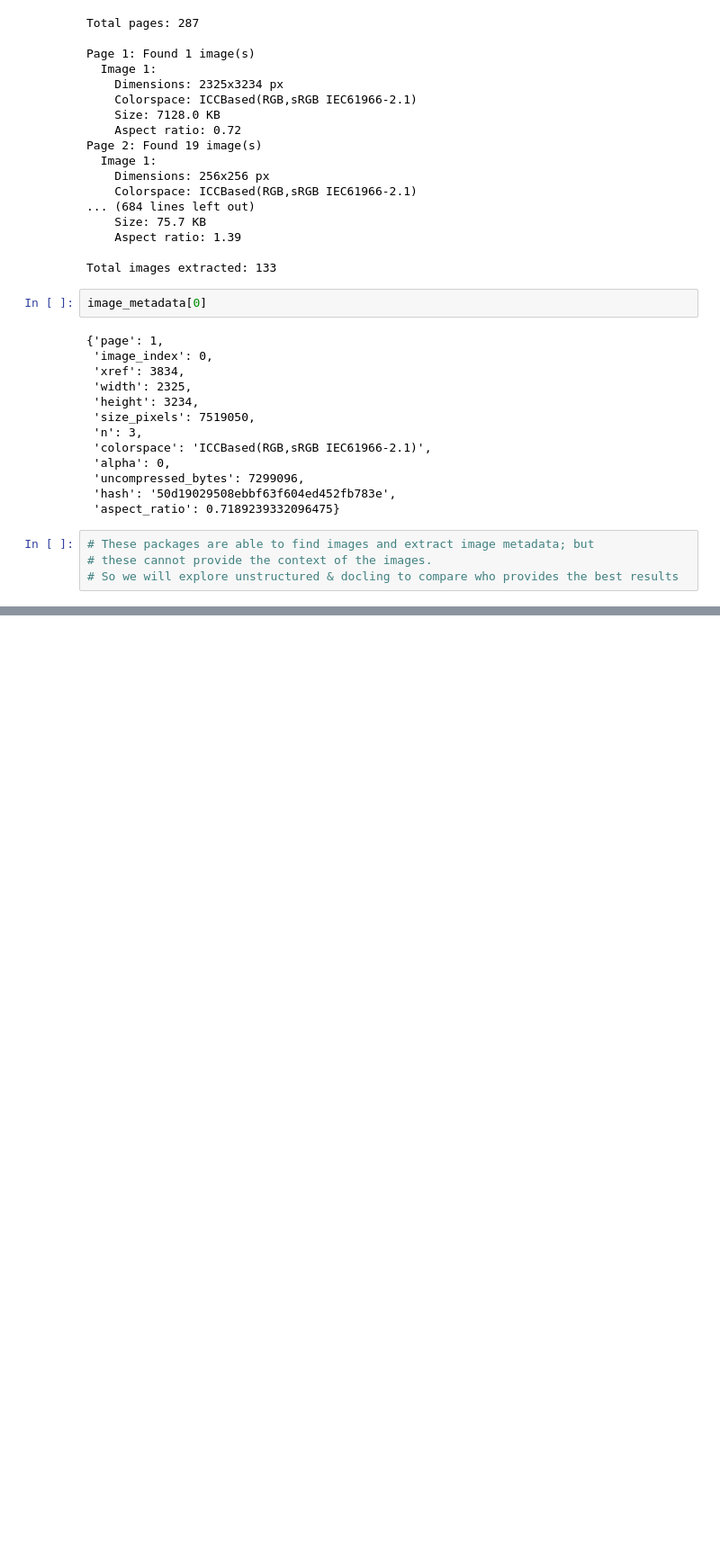
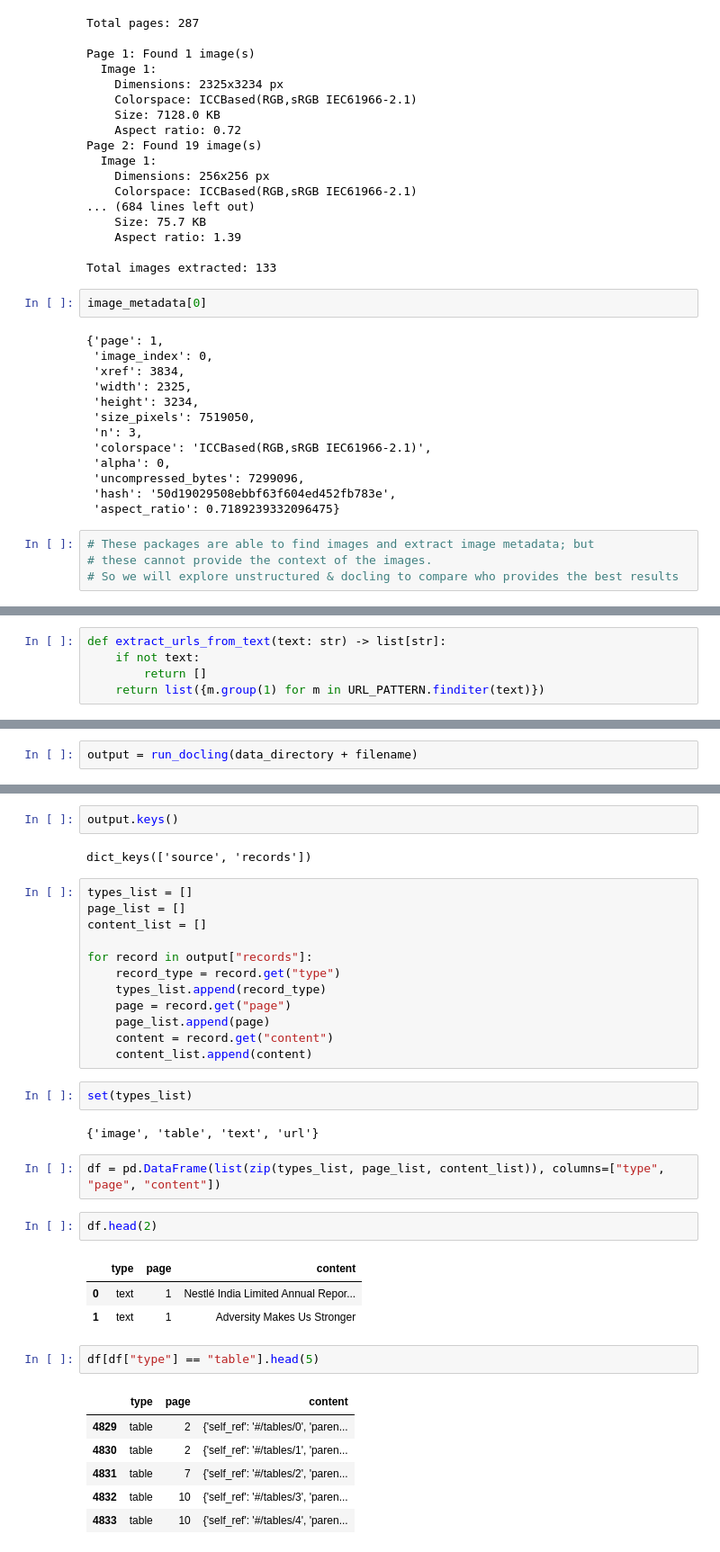
Before and after one commit to pritesh-2711/genai-poc-to-prod, a Jupyter notebook: notebooks/explore_rag_pipeline.ipynb, the cells around one changed output, grey strips where cells are left out. Shown at 90% size. Drawn from its saved outputs; the diff is of its cells as text; blank space fills up the shorter version.

Commit message:
Extraction using docling

```diff
--- a/notebooks/explore_rag_pipeline.ipynb
+++ b/notebooks/explore_rag_pipeline.ipynb
@@ -619,0 +699,5 @@ image_metadata[0]
+# %%
+def extract_urls_from_text(text: str) -> list[str]:
+    if not text:
+        return []
+    return list({m.group(1) for m in URL_PATTERN.finditer(text)})
@@ -619,0 +878,2 @@ image_metadata[0]
+# %%
+output = run_docling(data_directory + filename)
@@ -619,0 +918,37 @@ image_metadata[0]
+# %%
+output.keys()
+# %% [output]
+dict_keys(['source', 'records'])
+# %%
+types_list = []
+page_list = []
+content_list = []
+
+for record in output["records"]:
+    record_type = record.get("type")
+    types_list.append(record_type)
+    page = record.get("page")
+    page_list.append(page)
+    content = record.get("content")
+    content_list.append(content)
+# %%
+set(types_list)
+# %% [output]
+{'image', 'table', 'text', 'url'}
+# %%
+df = pd.DataFrame(list(zip(types_list, page_list, content_list)), columns=["type", "page", "content"])
+# %%
+df.head(2)
+# %% [output]
+|  | type | page | content |
+| 0 | text | 1 | Nestlé India Limited Annual Repor... |
+| 1 | text | 1 | Adversity Makes Us Stronger |
+# %%
+df[df["type"] == "table"].head(5)
+# %% [output]
+|  | type | page | content |
+| 4829 | table | 2 | {'self_ref': '#/tables/0', 'paren... |
+| 4830 | table | 2 | {'self_ref': '#/tables/1', 'paren... |
+| 4831 | table | 7 | {'self_ref': '#/tables/2', 'paren... |
+| 4832 | table | 10 | {'self_ref': '#/tables/3', 'paren... |
+| 4833 | table | 10 | {'self_ref': '#/tables/4', 'paren... |
```
Also changed, not shown: parts of 18 cells of this notebook, 6 other files.
